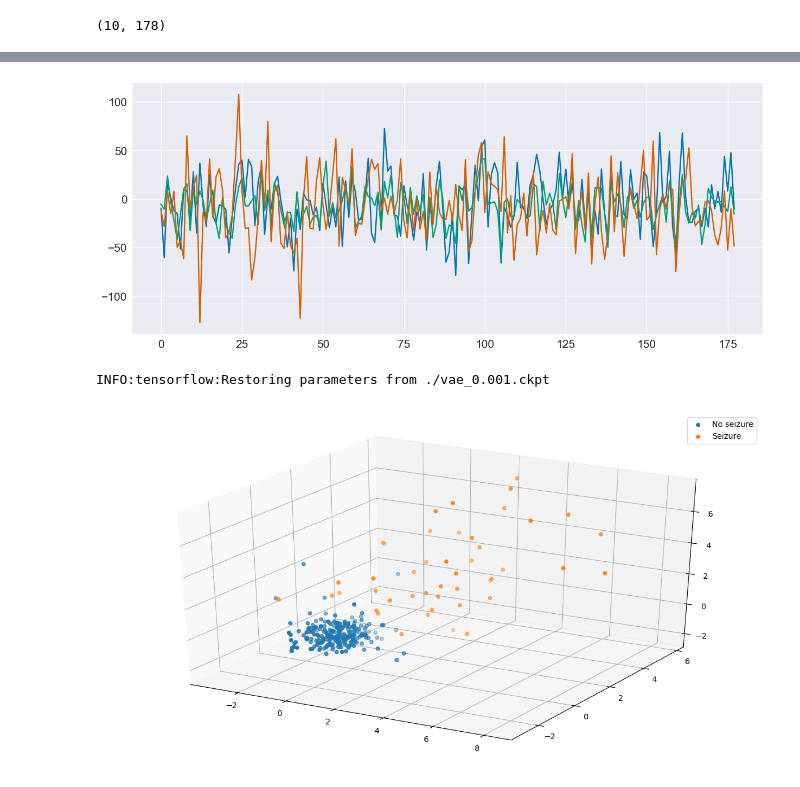
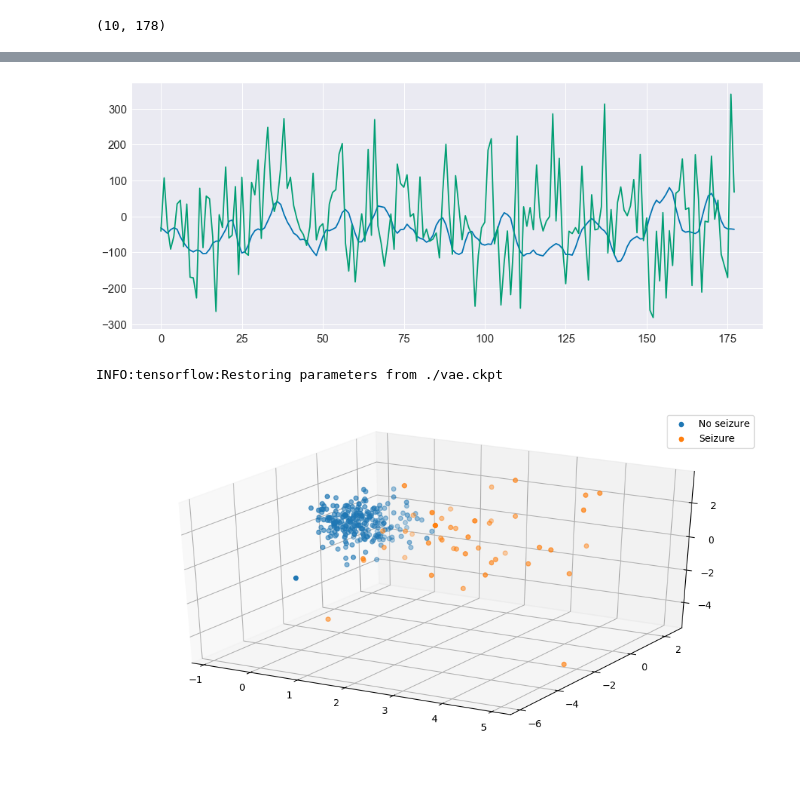
Before and after one commit to srom/ds, a Jupyter notebook: vae/Variational Auto-Encoder.ipynb, the cells around one changed output, grey strips where cells are left out. Cells and saved outputs as stored; diff of their text form; code cells hidden in the pictures.

Commit message:
Plots

```diff
--- a/vae/Variational Auto-Encoder.ipynb
+++ b/vae/Variational Auto-Encoder.ipynb
@@ -94,7 +95,7 @@ def train_vae(vae_cls, x, x_test, learning_rate, n_epochs, batch_size, name='vae
                 elbo_test = sess.run(vae_cls.elbo_loss, feed_dict={vae_cls.x: x_test})
                 print(f'Iteration {i} / {n_epochs}: elbo test set = {elbo_test}')
 
-        return saver.save(sess, f'./{name}_{learning_rate}.ckpt')
+        return saver.save(sess, f'./{name}.ckpt')
 # %%
-save_path = train_vae(vae_cls, X_train, X_test, 0.001, 2000, 100)
+save_path = train_vae(vae_cls, X_train, X_test, 0.001, 5000, 100)
 # %% [output]
@@ -150,9 +154,9 @@ plot_seizure_vs_no_seizure(X[y_seizure_train_indices[2:4]], X[y_no_seizure_train
 # %% [output]
 [figure]
 # %%
-plot_data(X_sample[:3])
+plot_data([X[2], X_sample[2]])
 # %% [output]
-[figure, old version]
+[figure, new version]
 # %%
 def encoding(vae_cls, x, save_path):
     saver = tf.train.Saver()
@@ -162,10 +166,10 @@ def encoding(vae_cls, x, save_path):
 # %%
 X_code = encoding(vae_cls, X_train, save_path)
 # %% [output]
-INFO:tensorflow:Restoring parameters from ./vae_0.001.ckpt
+INFO:tensorflow:Restoring parameters from ./vae.ckpt
 # %%
-def plot_encoding(X_code, y):
-    fig = plt.figure(figsize=(15, 8))
+def plot_encoding(X_code, y, figsize=(15, 8)):
+    fig = plt.figure(figsize=figsize)
     ax = fig.add_subplot(111, projection='3d')
 
     vals = np.unique(y)
@@ -185,10 +189,11 @@ def plot_encoding(X_code, y):
 
     ax.legend()
 # %%
+%matplotlib inline
 sns.reset_orig()
 n = 300
-plot_encoding(X_code[:n], y_train[:n])
+plot_encoding(X_code[:n], y_train[:n], (12, 6))
 # %% [output]
-[figure, old version]
+[figure, new version]
 # %%
 %%time
```
Also changed, not shown: parts of 27 cells of this notebook, 2 other files.
